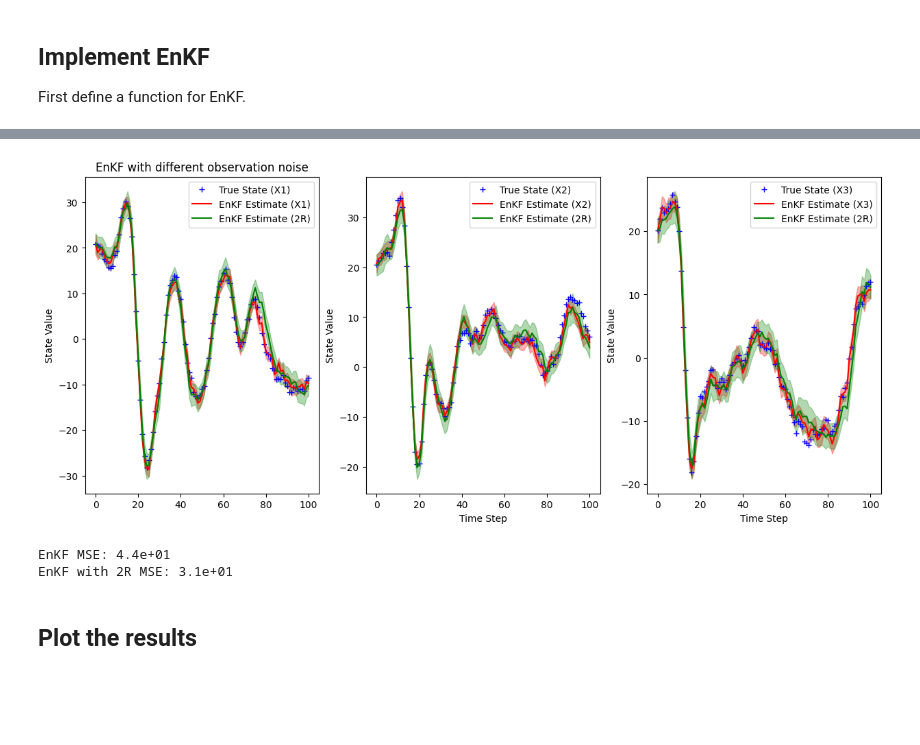
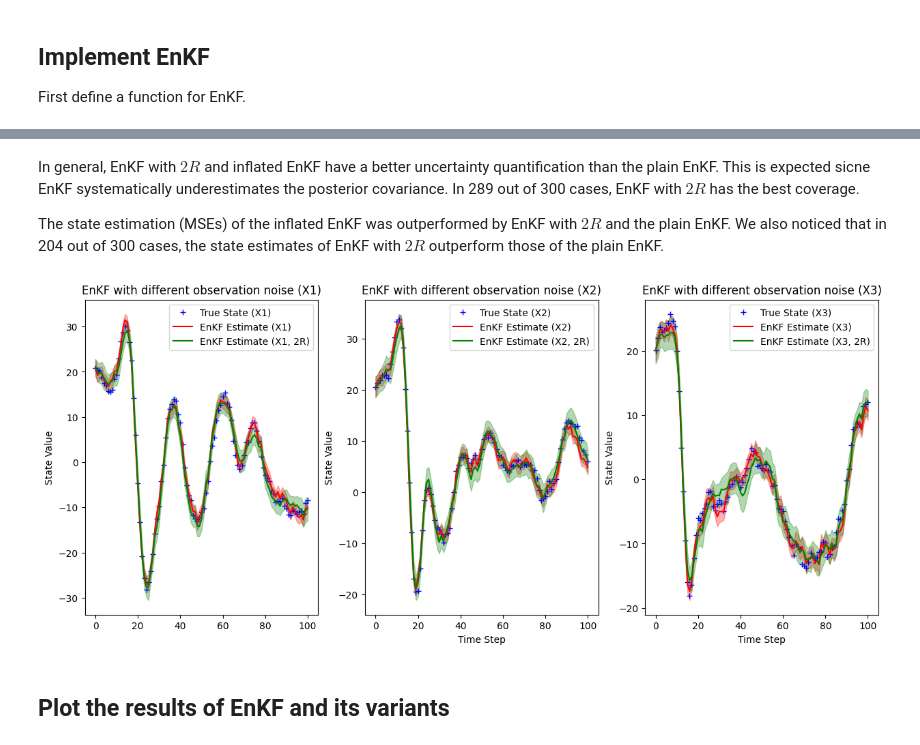
Before and after one commit to JackWang0102/STAT-546-EnFK-Simulation, a Jupyter notebook: EnKF_sim.ipynb, the cells around one changed output, grey strips where cells are left out. Cells and saved outputs as stored; diff of their text form; code cells hidden in the pictures; blank space fills up the shorter version.

```diff
--- a/EnKF_sim.ipynb
+++ b/EnKF_sim.ipynb
@@ -891,69 +1091,49 @@ confidence_interval_lower_inflated = estimated_states_inflated - 1.96 * ensemble
+# %% [markdown]
+In general, EnKF with $2R$ and inflated EnKF have a better uncertainty quantification than the plain EnKF. This is expected sicne EnKF systematically underestimates the posterior covariance. In 289 out of 300 cases, EnKF with $2R$ has the best coverage.
+
+The state estimation (MSEs) of the inflated EnKF was outperformed by EnKF with $2R$ and the plain EnKF. We also noticed that in 204 out of 300 cases, the state estimates of EnKF with $2R$ outperform those of the plain EnKF.
 # %%
-R2 = 2 * obs_noise_std
-# Implement EnKF with R = 2R
-P_init = np.eye(state_dim) * 1.0
-ensemble = np.random.multivariate_normal(x0, P_init, num_ensemble)
-
-# Run the EnKF for state estimation
-estimated_states_2R, ensemble_std_dev_2R = EnKF(ensemble, observations, H, process_noise_std, R2, num_ensemble, timesteps, dt, inflation=1.0)
-
-# Convert estimated states and standard deviation to numpy arrays
-estimated_states_2R = np.array(estimated_states_2R)
-ensemble_std_dev_2R = np.array(ensemble_std_dev_2R)
-
-# Calculate 95% confidence intervals (mean ± 1.96 * std deviation)
-confidence_interval_upper_2R = estimated_states_2R + 1.96 * ensemble_std_dev_2R
-confidence_interval_lower_2R = estimated_states_2R - 1.96 * ensemble_std_dev_2R
-
 # Plot the results
 fig = plt.figure(figsize=(15, 6))
 grid = plt.GridSpec(1, 3, hspace=0.3)
 ax1 = fig.add_subplot(grid[0, 0])
 ax1.plot(range(timesteps + 1), true_states[:, 0], label='True State (X1)', marker='+', color='b', linestyle='None')
 ax1.plot(range(timesteps + 1), estimated_states[:, 0], label='EnKF Estimate (X1)', color='r')
 ax1.fill_between(range(timesteps + 1), confidence_interval_lower[:, 0], confidence_interval_upper[:, 0], color='r', alpha=0.3)
-ax1.plot(range(timesteps + 1), estimated_states_2R[:, 0], label='EnKF Estimate (2R)', color='green')
+ax1.plot(range(timesteps + 1), estimated_states_2R[:, 0], label='EnKF Estimate (X1, 2R)', color='green')
 ax1.fill_between(range(timesteps + 1), confidence_interval_lower_2R[:, 0], confidence_interval_upper_2R[:, 0], color='green', alpha=0.3)
 ax1.set_ylabel('State Value')
-ax1.set_title('EnKF with different observation noise')
+ax1.set_title('EnKF with different observation noise (X1)')
 ax1.legend()
 
 ax2 = fig.add_subplot(grid[0, 1])
 ax2.plot(range(timesteps + 1), true_states[:, 1], label='True State (X2)', marker='+', color='b', linestyle='None')
 ax2.plot(range(timesteps + 1), estimated_states[:, 1], label='EnKF Estimate (X2)', color='r')
 ax2.fill_between(range(timesteps + 1), confidence_interval_lower[:, 1], confidence_interval_upper[:, 1], color='r', alpha=0.3)
-ax2.plot(range(timesteps + 1), estimated_states_2R[:, 1], label='EnKF Estimate (2R)', color='green')
+ax2.plot(range(timesteps + 1), estimated_states_2R[:, 1], label='EnKF Estimate (X2, 2R)', color='green')
 ax2.fill_between(range(timesteps + 1), confidence_interval_lower_2R[:, 1], confidence_interval_upper_2R[:, 1], color='green', alpha=0.3)
 ax2.set_xlabel('Time Step')
 ax2.set_ylabel('State Value')
+ax2.set_title('EnKF with different observation noise (X2)')
 ax2.legend()
 
 ax3 = fig.add_subplot(grid[0, 2])
 ax3.plot(range(timesteps + 1), true_states[:, 2], label='True State (X3)', marker='+', color='b', linestyle='None')
 ax3.plot(range(timesteps + 1), estimated_states[:, 2], label='EnKF Estimate (X3)', color='r')
 ax3.fill_between(range(timesteps + 1), confidence_interval_lower[:, 2], confidence_interval_upper[:, 2], color='r', alpha=0.3)
-ax3.plot(range(timesteps + 1), estimated_states_2R[:, 2], label='EnKF Estimate (2R)', color='green')
+ax3.plot(range(timesteps + 1), estimated_states_2R[:, 2], label='EnKF Estimate (X3, 2R)', color='green')
 ax3.fill_between(range(timesteps + 1), confidence_interval_lower_2R[:, 2], confidence_interval_upper_2R[:, 2], color='green', alpha=0.3)
 ax3.set_xlabel('Time Step')
 ax3.set_ylabel('State Value')
+ax3.set_title('EnKF with different observation noise (X3)')
 ax3.legend()
 
+plt.savefig("EnKF_different_obs_noise_Example3.png")
 plt.show()
-
-# Calculate MSE
-def compute_mse(true_values, estimated_values):
-    return np.mean((true_values - estimated_values) ** 2)
-
-mse = compute_mse(true_states, estimated_states)
-mse_2R = compute_mse(true_states, estimated_states_2R)
-print(f"EnKF MSE: {mse:.2}")
-print(f"EnKF with 2R MSE: {mse_2R:.2}")
 # %% [output]
-[figure, old version]
+[figure, new version]
-EnKF MSE: 4.4e+01
-EnKF with 2R MSE: 3.1e+01
 # %% [markdown]
-## Plot the results
+## Plot the results of EnKF and its variants
 # %%
 # Plotting
 fig = plt.figure(figsize=(16, 12))
```
Also changed, not shown: parts of 25 cells of this notebook, 12 other files.
